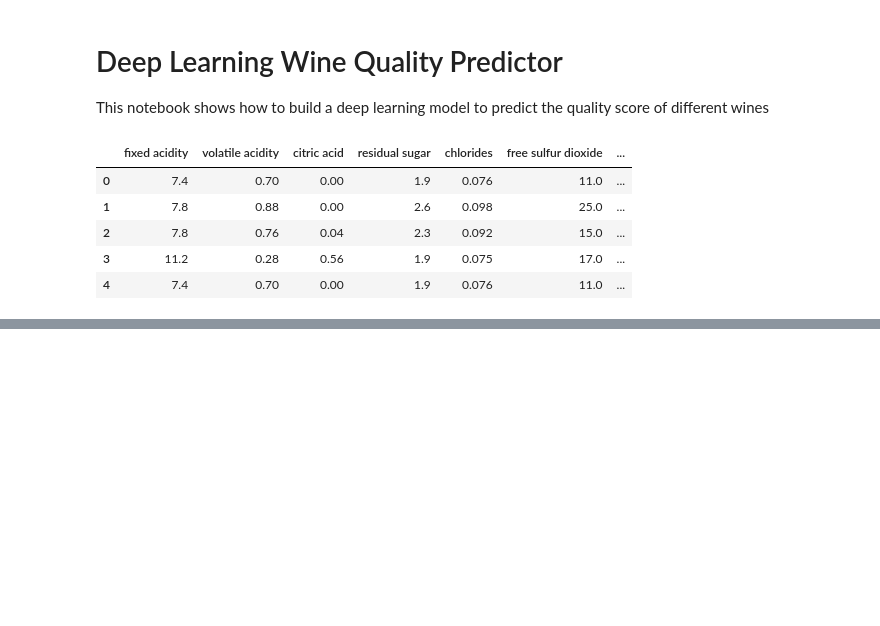
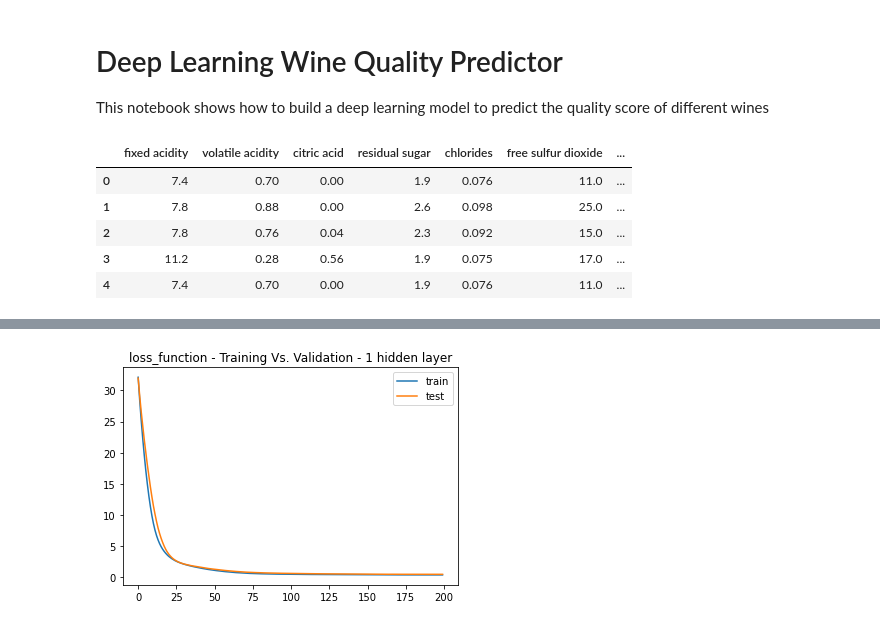
Before and after one commit to jrseti/dataviz, a Jupyter notebook: modules/module19/deeplearning.ipynb, the cells around one changed output, grey strips where cells are left out. Cells and saved outputs as stored; diff of their text form; code cells hidden in the pictures; blank space fills up the shorter version.

```diff
--- a/modules/module19/deeplearning.ipynb
+++ b/modules/module19/deeplearning.ipynb
@@ -25,0 +143,9 @@ df.head()
+# %%
+# Train vs test for shallow net
+plt.plot(model_1.history["loss"])
+plt.plot(model_1.history["val_loss"])
+plt.title("loss_function - Training Vs. Validation - 1 hidden layer")
+plt.legend(["train", "test"])
+plt.show()
+# %% [output]
+[figure, added]
```
Also changed, not shown: parts of 13 cells of this notebook, 2 other files.
